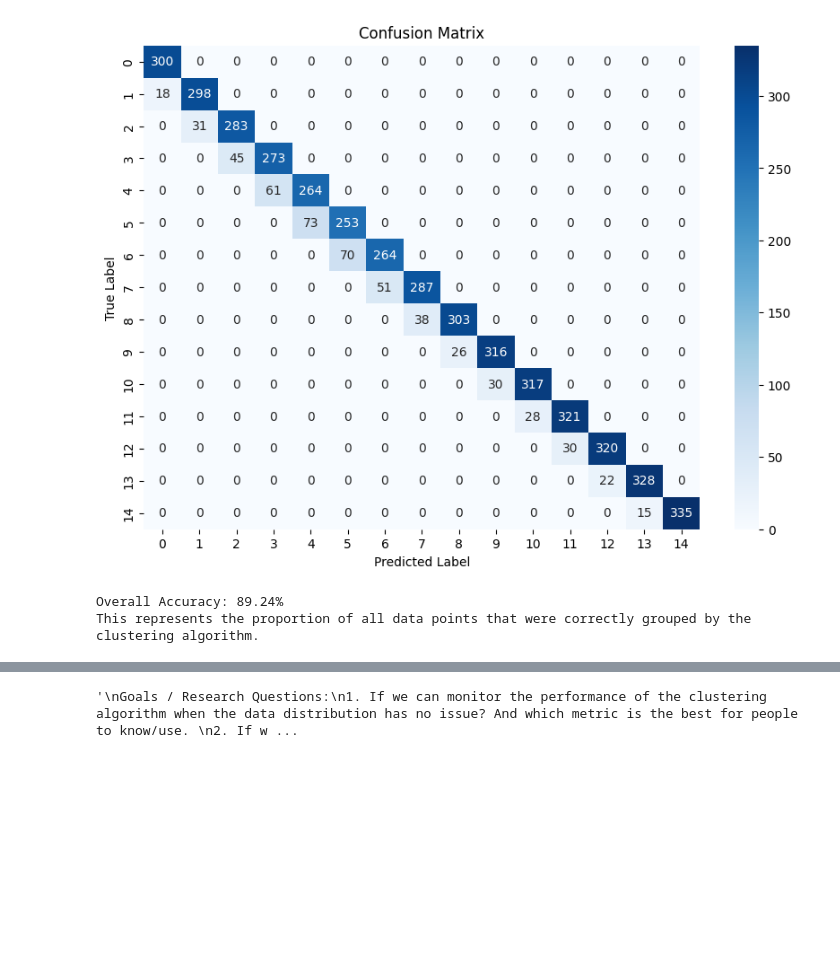
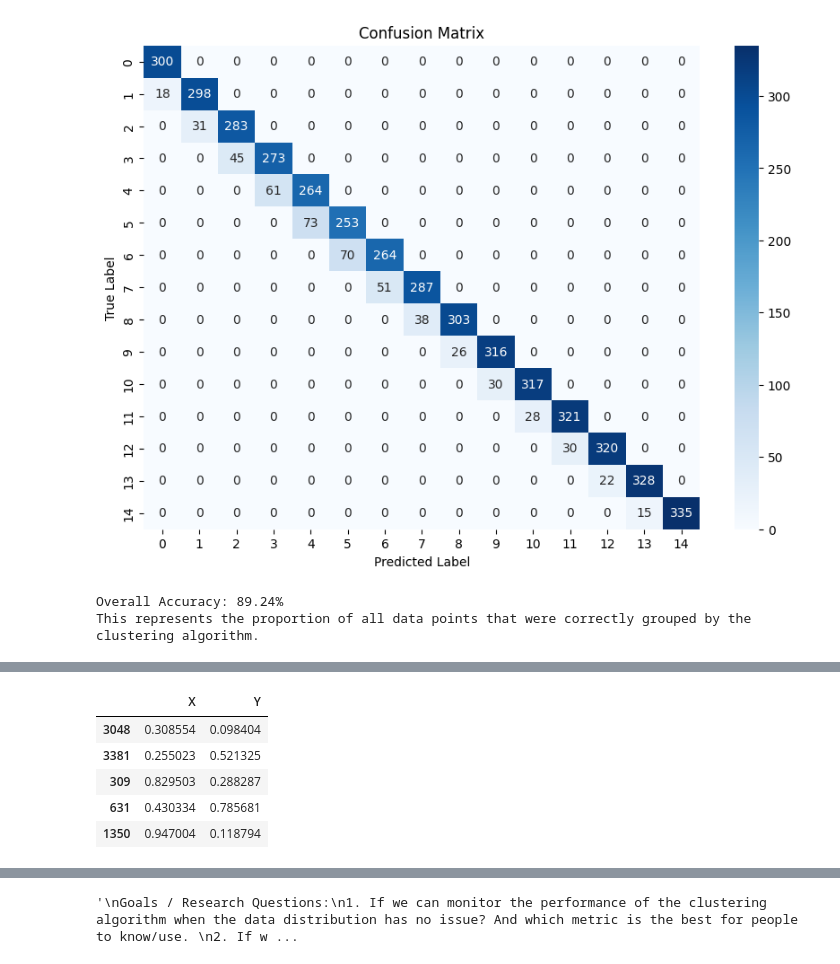
Before and after one commit to akila-ocj/awesome-cluster-algorithm-comparison, a Jupyter notebook: notebooks_clustering_algorithms/01_k-means_clustering.ipynb, the cells around one changed output, grey strips where cells are left out. Cells and saved outputs as stored; diff of their text form; code cells hidden in the pictures; blank space fills up the shorter version.

```diff
--- a/notebooks_clustering_algorithms/01_k-means_clustering.ipynb
+++ b/notebooks_clustering_algorithms/01_k-means_clustering.ipynb
@@ -706,0 +755,9 @@ test_data.describe()
+# %%
+test_data.head()
+# %% [output]
+|  | X | Y |
+| 3048 | 0.308554 | 0.098404 |
+| 3381 | 0.255023 | 0.521325 |
+| 309 | 0.829503 | 0.288287 |
+| 631 | 0.430334 | 0.785681 |
+| 1350 | 0.947004 | 0.118794 |
```
Also changed, not shown: parts of 9 cells of this notebook, 14 other files.
